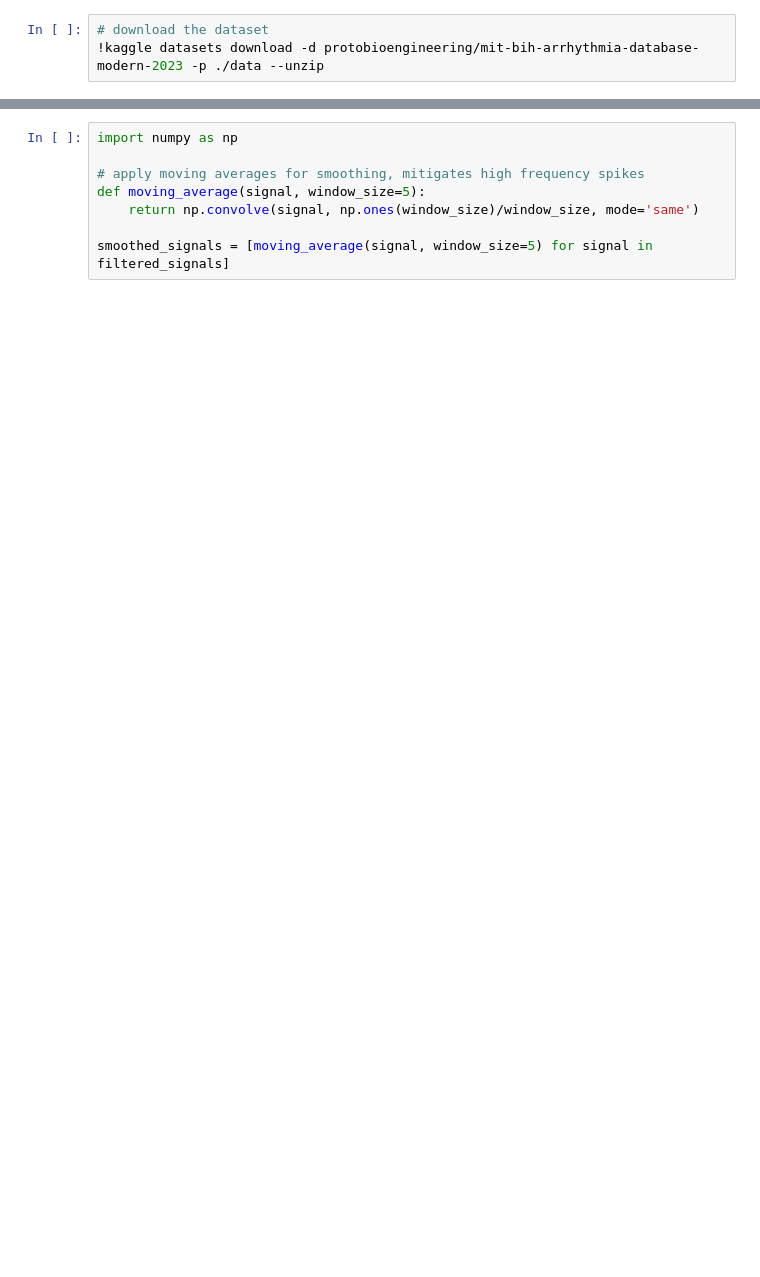
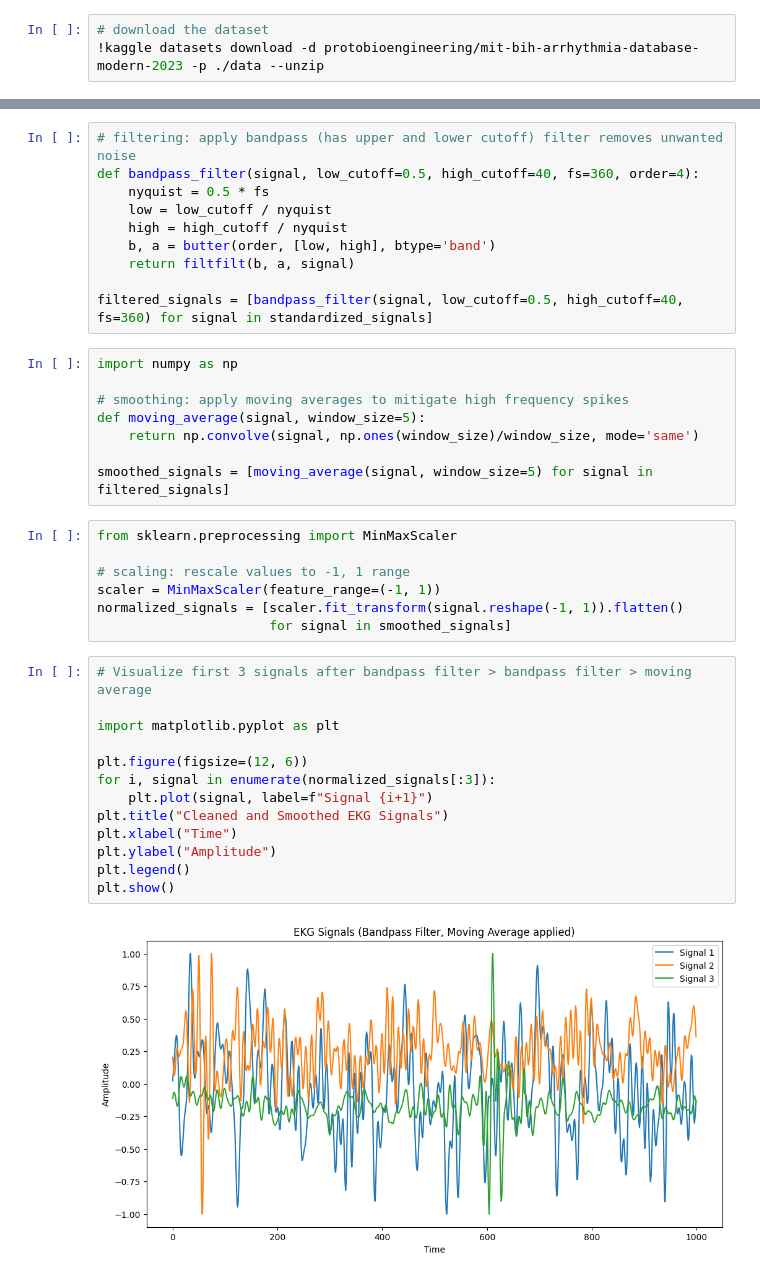
Before and after one commit to mzqan/ekg-signal-processing, a Jupyter notebook: ekg_data_preprocessing.ipynb, the cells around one changed output, grey strips where cells are left out. Saved outputs shown, nothing was run; the diff lists cells and outputs as text; blank space fills up the shorter version.

```diff
--- a/ekg_data_preprocessing.ipynb
+++ b/ekg_data_preprocessing.ipynb
@@ -65,8 +122,40 @@ filtered_signals = [bandpass_filter(signal, low_cutoff=0.5, high_cutoff=50, fs=3
+# %%
+# filtering: apply bandpass (has upper and lower cutoff) filter removes unwanted noise
+def bandpass_filter(signal, low_cutoff=0.5, high_cutoff=40, fs=360, order=4):
+    nyquist = 0.5 * fs
+    low = low_cutoff / nyquist
+    high = high_cutoff / nyquist
+    b, a = butter(order, [low, high], btype='band')
+    return filtfilt(b, a, signal)
+
+filtered_signals = [bandpass_filter(signal, low_cutoff=0.5, high_cutoff=40, fs=360) for signal in standardized_signals]
 # %%
 import numpy as np
 
-# apply moving averages for smoothing, mitigates high frequency spikes
+# smoothing: apply moving averages to mitigate high frequency spikes
 def moving_average(signal, window_size=5):
     return np.convolve(signal, np.ones(window_size)/window_size, mode='same')
 
 smoothed_signals = [moving_average(signal, window_size=5) for signal in filtered_signals]
+# %%
+from sklearn.preprocessing import MinMaxScaler
+
+# scaling: rescale values to -1, 1 range
+scaler = MinMaxScaler(feature_range=(-1, 1))
+normalized_signals = [scaler.fit_transform(signal.reshape(-1, 1)).flatten()
+                      for signal in smoothed_signals]
+# %%
+# Visualize first 3 signals after bandpass filter > bandpass filter > moving average
+
+import matplotlib.pyplot as plt
+
+plt.figure(figsize=(12, 6))
+for i, signal in enumerate(normalized_signals[:3]):
+    plt.plot(signal, label=f"Signal {i+1}")
+plt.title("Cleaned and Smoothed EKG Signals")
+plt.xlabel("Time")
+plt.ylabel("Amplitude")
+plt.legend()
+plt.show()
+# %% [output]
+[figure, added]
```
Also changed, not shown: parts of 15 cells of this notebook.
